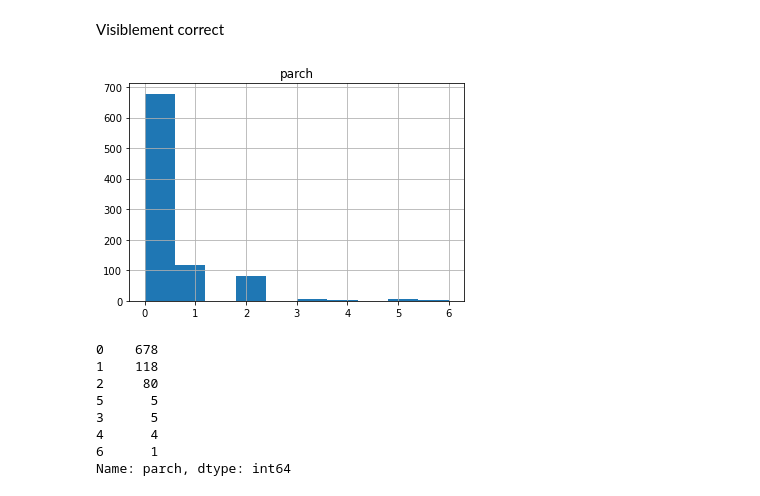
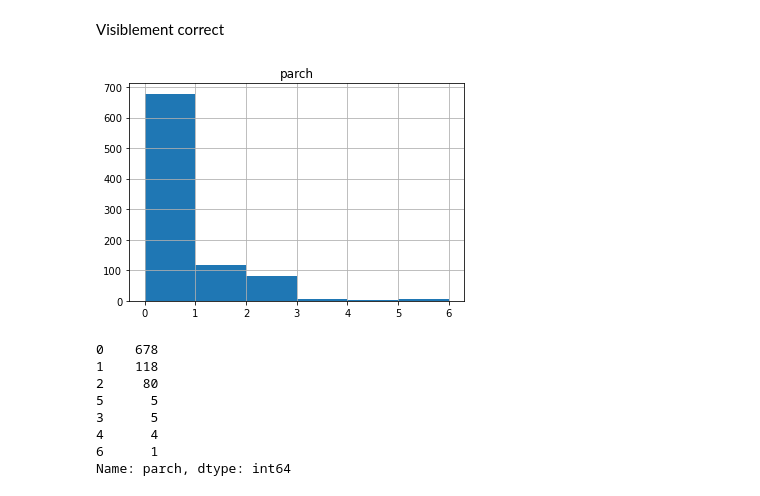
Before and after one commit to DeVerMyst/DEVIA2023, a Jupyter notebook: Machine-Learning/Clean-Titanic.ipynb, the cells around one changed output. Saved outputs shown, nothing was run; the diff lists cells and outputs as text; code cells hidden in the pictures.

```diff
--- a/Machine-Learning/Clean-Titanic.ipynb
+++ b/Machine-Learning/Clean-Titanic.ipynb
@@ -135,12 +135,12 @@ Name: sibsp, dtype: int64
 Visiblement correct
 # %%
 # Afficher un histogramme de la distribution
-plt.hist(df["parch"])
+plt.hist(df["parch"],bins=6)
 plt.grid()
 plt.title('parch')
 plt.show()
 # %% [output]
-[figure, old version]
+[figure, new version]
 # %%
 df.parch.value_counts()
 # %% [output]
```
Also changed, not shown: parts of 14 cells of this notebook, 6 other files.
